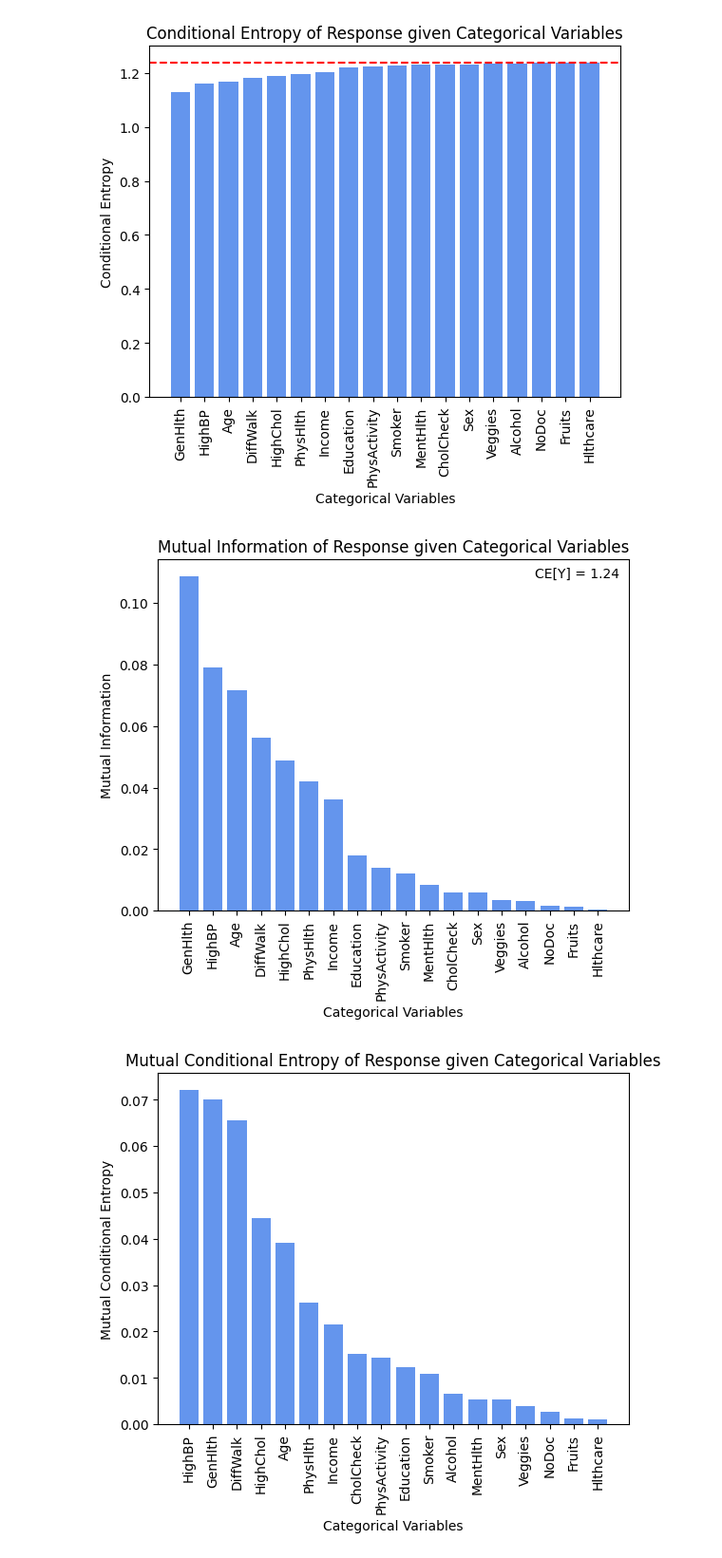
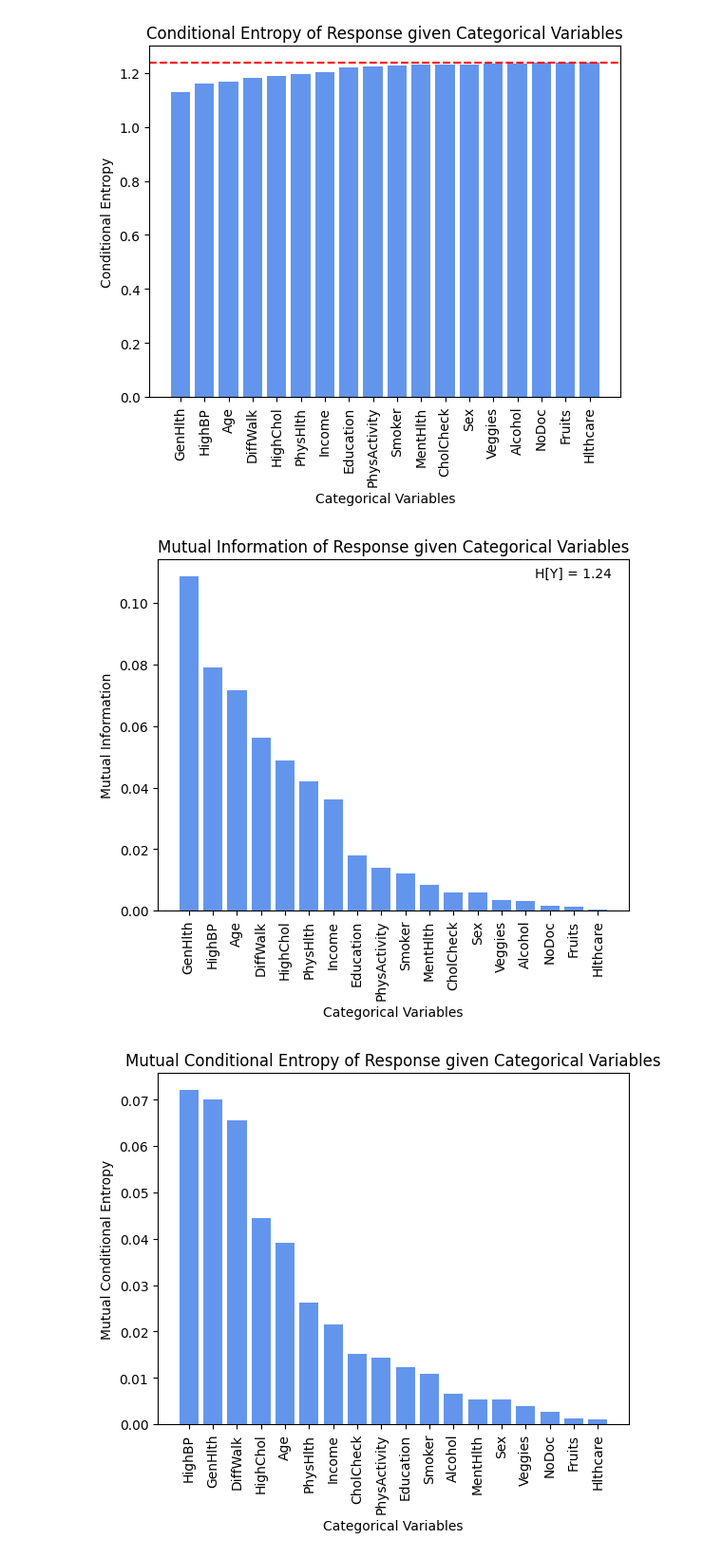
Before and after one commit to CYoung73/STA160-Midterm, a Jupyter notebook: STA160_Midterm_EDA.ipynb, the cells around one changed output. Shown at 95% size. Drawn from its saved outputs; the diff is of its cells as text; code cells hidden in the pictures.

```diff
--- a/STA160_Midterm_EDA.ipynb
+++ b/STA160_Midterm_EDA.ipynb
@@ -429,14 +429,14 @@ sorted_mutual_information = dict(sorted(mutual_information.items(), key=lambda i
 # %%
 # bar plot of mutual information
 plt.bar(sorted_mutual_information.keys(), sorted_mutual_information.values(), color = '#6495ed')
 plt.title('Mutual Information of Response given Categorical Variables')
 plt.xlabel('Categorical Variables')
 plt.ylabel('Mutual Information')
 plt.xticks(rotation=90)
-plt.annotate(f'CE[Y] = {response_entropy:.2f}', xy=(0, 0), xytext=(0.8, 0.95), textcoords='axes fraction')
+plt.annotate(f'H[Y] = {response_entropy:.2f}', xy=(0, 0), xytext=(0.8, 0.95), textcoords='axes fraction')
 plt.show()
 # %% [output]
-[figure, old version]
+[figure, new version]
 # %%
 def mutual_conditional_entropy(data, x, y):
 
```
Also changed, not shown: parts of 1 cell of this notebook.
